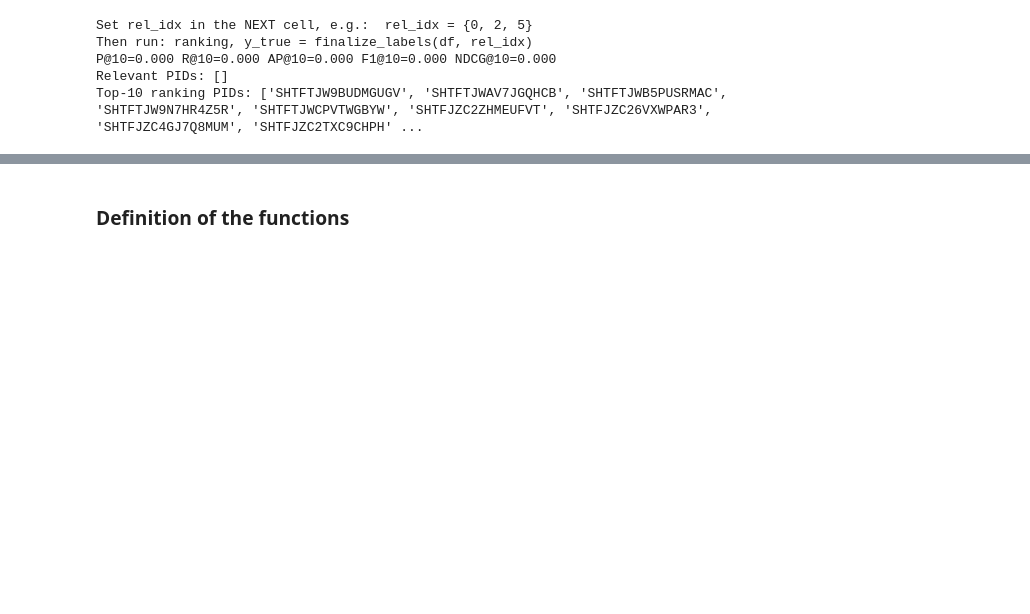
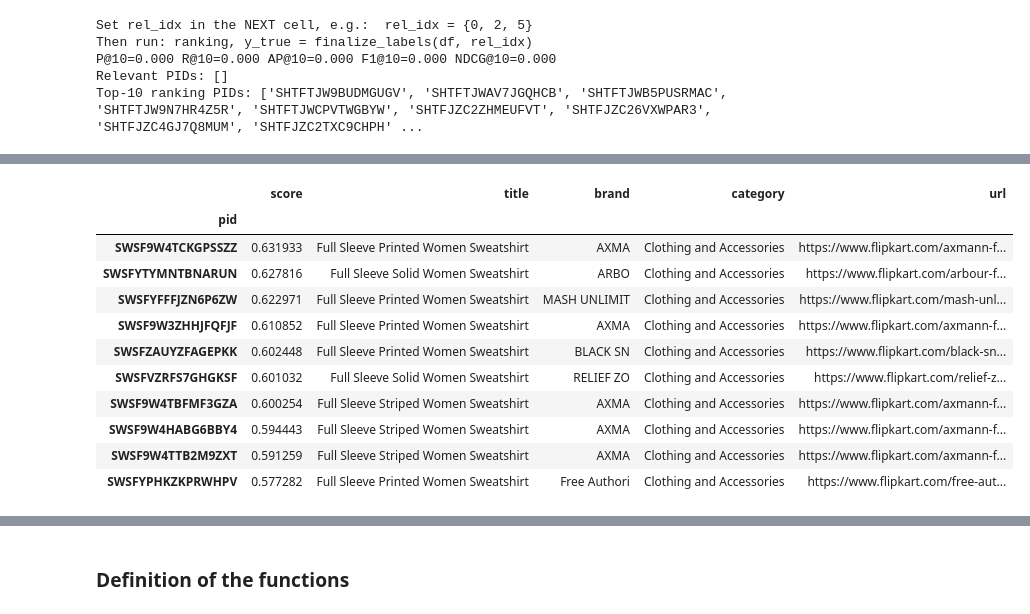
Before and after one commit to jordiestevee/irwa-search-engine-g_019, a Jupyter notebook: project_progress/part_3/Ranking_and_Filtering.ipynb, the cells around one changed output, grey strips where cells are left out. Drawn from its saved outputs; the diff is of its cells as text; code cells hidden in the pictures; blank space fills up the shorter version.

Commit message:
update in part3 code

```diff
--- a/project_progress/part_3/Ranking_and_Filtering.ipynb
+++ b/project_progress/part_3/Ranking_and_Filtering.ipynb
@@ -649,0 +656,35 @@ Top-10 ranking PIDs: ['SHTFTJW9BUDMGUGV', 'SHTFTJWAV7JGQHCB', 'SHTFTJWB5PUSRMAC'
+# %%
+## Part 3 – Ranking & Filtering
+
+# --- Part 3.1: TF-IDF + cosine similarity (baseline) ---
+
+def rank_tfidf_manual(query, top_k=20):
+    """
+    Wrapper for the existing search_and_rank() function.
+    Returns a list of (pid, score) pairs for compatibility with other ranking methods.
+    """
+    df = search_and_rank(query, top_k=top_k)
+    return list(zip(df["pid"], df["score"]))
+
+
+# 🔍 Example
+query_example = "women full sleeve sweatshirt cotton"
+
+results_tfidf = rank_tfidf_manual(query_example, top_k=10)
+
+pd.DataFrame(results_tfidf, columns=["pid", "score"]).set_index("pid").join(
+    products_df[["title", "brand", "category", "url"]]
+)
+# %% [output]
+|  | score | title | brand | category | url |
+| pid |  |  |  |  |  |
+| SWSF9W4TCKGPSSZZ | 0.631933 | Full Sleeve Printed Women Sweatshirt | AXMA | Clothing and Accessories | https://www.flipkart.com/axmann-f... |
+| SWSFYTYMNTBNARUN | 0.627816 | Full Sleeve Solid Women Sweatshirt | ARBO | Clothing and Accessories | https://www.flipkart.com/arbour-f... |
+| SWSFYFFFJZN6P6ZW | 0.622971 | Full Sleeve Printed Women Sweatshirt | MASH UNLIMIT | Clothing and Accessories | https://www.flipkart.com/mash-unl... |
+| SWSF9W3ZHHJFQFJF | 0.610852 | Full Sleeve Printed Women Sweatshirt | AXMA | Clothing and Accessories | https://www.flipkart.com/axmann-f... |
+| SWSFZAUYZFAGEPKK | 0.602448 | Full Sleeve Printed Women Sweatshirt | BLACK SN | Clothing and Accessories | https://www.flipkart.com/black-sn... |
+| SWSFVZRFS7GHGKSF | 0.601032 | Full Sleeve Solid Women Sweatshirt | RELIEF ZO | Clothing and Accessories | https://www.flipkart.com/relief-z... |
+| SWSF9W4TBFMF3GZA | 0.600254 | Full Sleeve Striped Women Sweatshirt | AXMA | Clothing and Accessories | https://www.flipkart.com/axmann-f... |
+| SWSF9W4HABG6BBY4 | 0.594443 | Full Sleeve Striped Women Sweatshirt | AXMA | Clothing and Accessories | https://www.flipkart.com/axmann-f... |
+| SWSF9W4TTB2M9ZXT | 0.591259 | Full Sleeve Striped Women Sweatshirt | AXMA | Clothing and Accessories | https://www.flipkart.com/axmann-f... |
+| SWSFYPHKZKPRWHPV | 0.577282 | Full Sleeve Printed Women Sweatshirt | Free Authori | Clothing and Accessories | https://www.flipkart.com/free-aut... |
```
Also changed, not shown: parts of 31 cells of this notebook.
